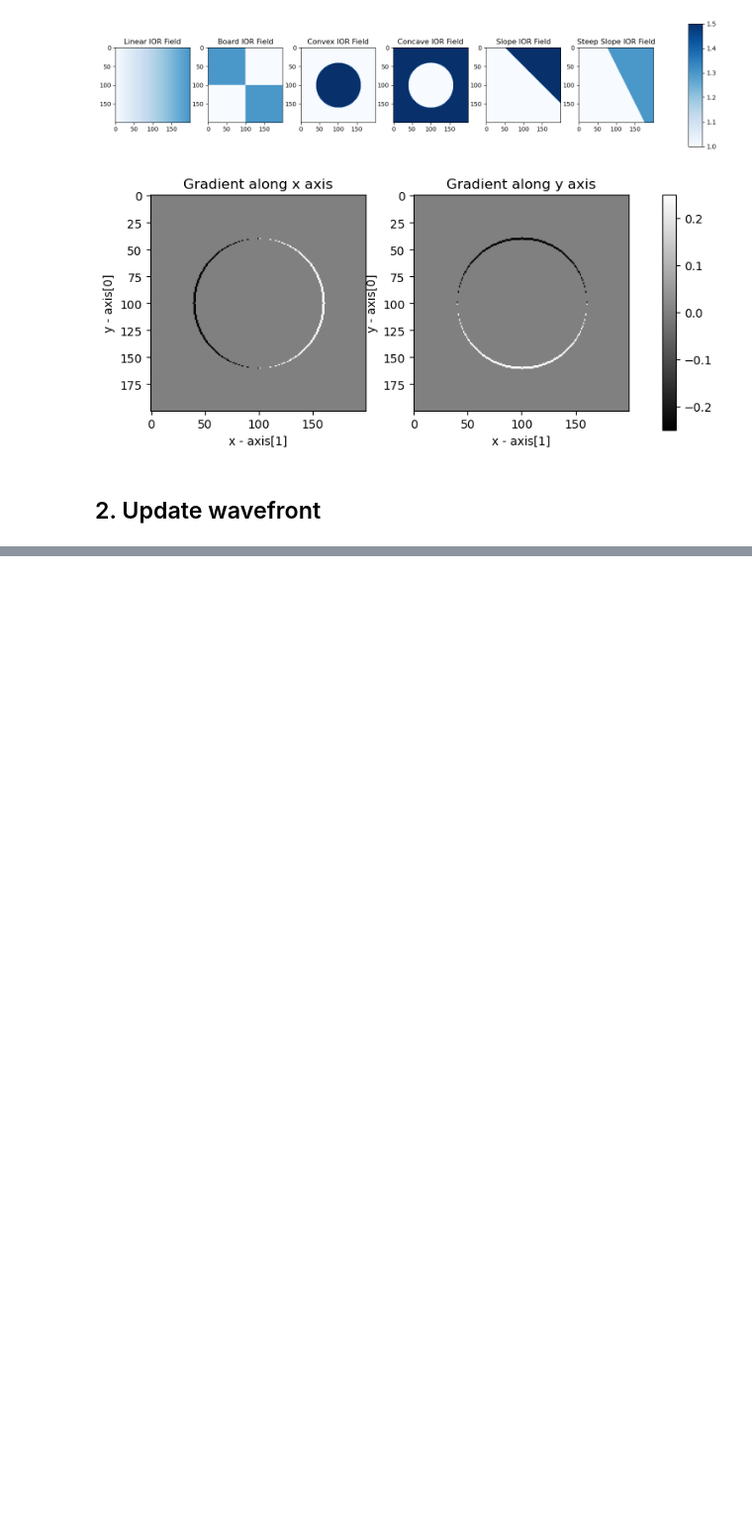
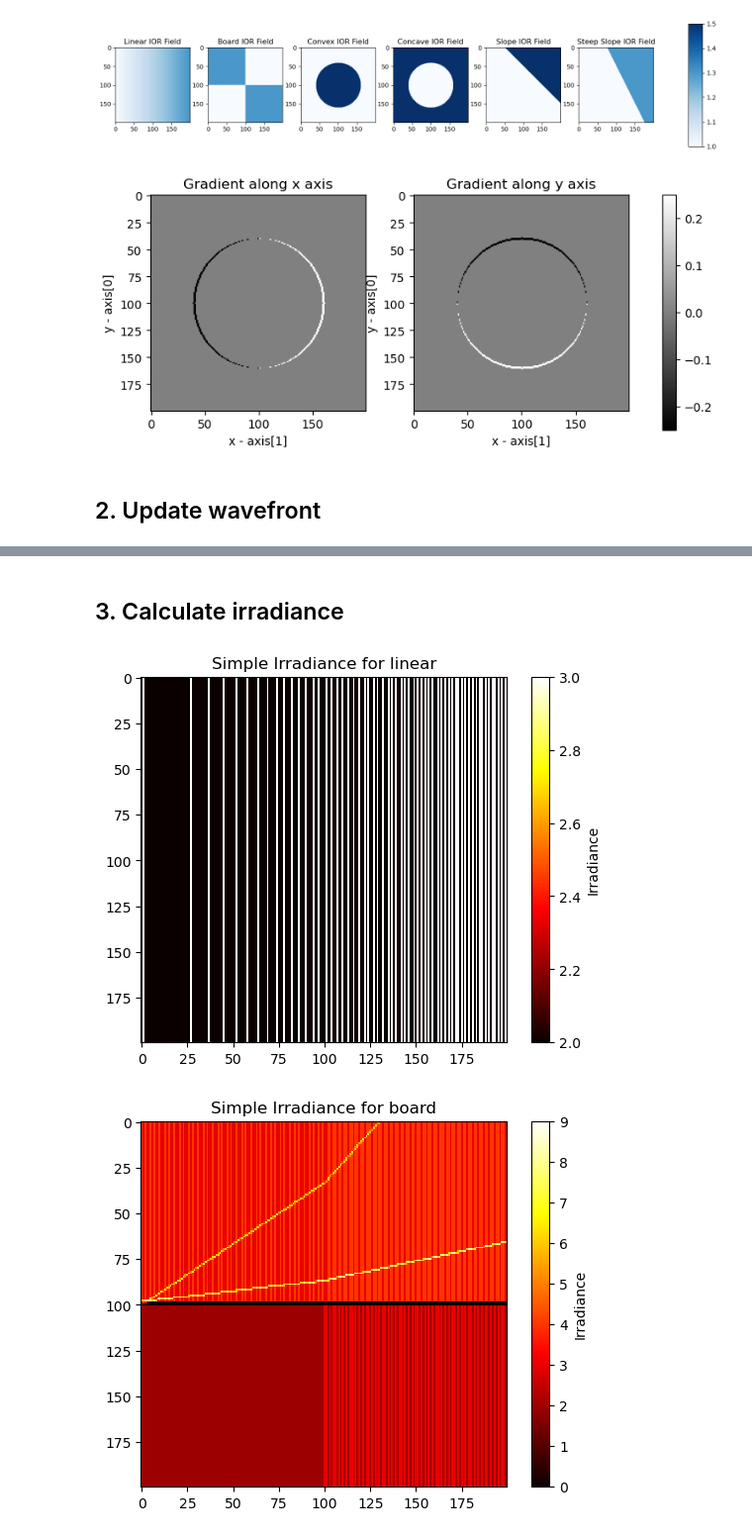
Before and after one commit to swirling-wind/demo-eikonal, a Jupyter notebook: wavefront_propagation.ipynb, the cells around one changed output, grey strips where cells are left out. Shown at 99% size. Cells and saved outputs as stored; diff of their text form; code cells hidden in the pictures; blank space fills up the shorter version.

Commit message:
irradiance 2D

```diff
--- a/wavefront_propagation.ipynb
+++ b/wavefront_propagation.ipynb
@@ -214,0 +204,26 @@ def simple_accumulate_irradiance_into_grid_2d(wavefront_pos_list, ior_field):
+# %% [markdown]
+## 3. Calculate irradiance
+# %%
+def compute_simple_irradiance(wavefront_pos_list, field_size):
+    irradiance = np.zeros((field_size, field_size))
+
+    for pos_list in wavefront_pos_list:
+        for x, y in pos_list:
+            if 0 <= int(y) < field_size and 0 <= int(x) < field_size:
+                irradiance[int(y), int(x)] += 1
+
+    return irradiance
+
+def visualize_irradiance(irradiance, title):
+    plt.figure()
+    plt.imshow(irradiance, cmap='hot', interpolation='nearest')
+    plt.colorbar(label='Irradiance')
+    plt.title(title)
+    plt.show()
+
+for key, value in ior_field_dict.items():
+    irradiance = compute_simple_irradiance(value['pos'], field_size)
+    visualize_irradiance(irradiance, f'Simple Irradiance for {key}')
+# %% [output]
+[figure, added]
+[figure, added]
```
Also changed, not shown: parts of 7 cells of this notebook.
